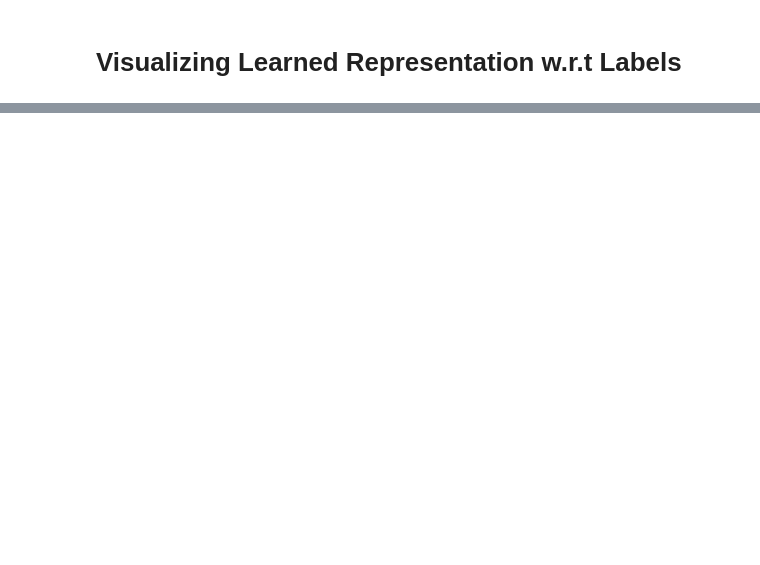
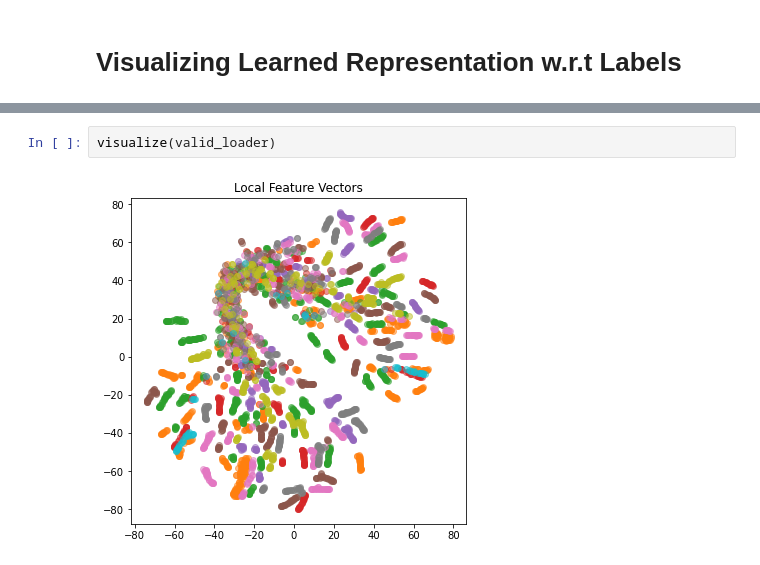
Before and after one commit to wayexists02/deep-infomax-pytorch, a Jupyter notebook: train_deep_infomax.ipynb, the cells around one changed output, grey strips where cells are left out. Drawn from its saved outputs; the diff is of its cells as text; blank space fills up the shorter version.

```diff
--- a/train_deep_infomax.ipynb
+++ b/train_deep_infomax.ipynb
@@ -158,0 +159,4 @@ visualize()
+# %%
+visualize(valid_loader)
+# %% [output]
+[figure, added]
```
Also changed, not shown: parts of 3 cells of this notebook.
